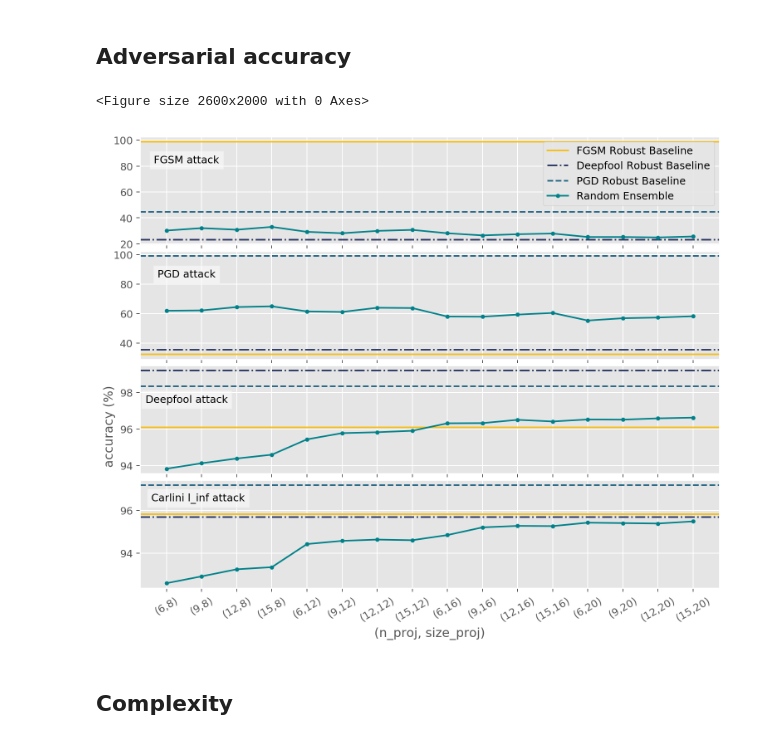
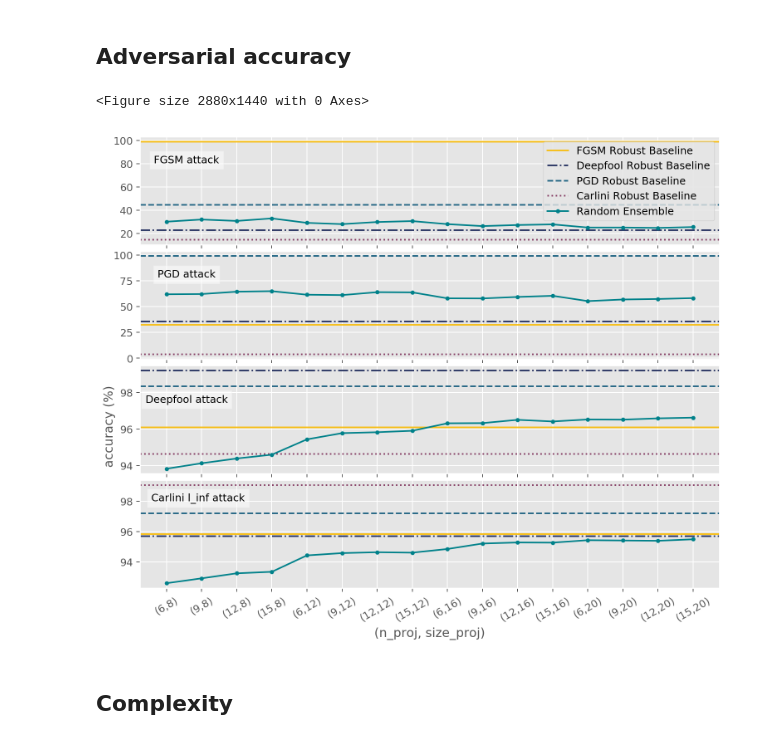
Before and after one commit to ginevracoal/adversarial_examples, a Jupyter notebook: notebooks/plots.ipynb, the cells around one changed output. Saved outputs shown, nothing was run; the diff lists cells and outputs as text; code cells hidden in the pictures.

Commit message:
carlini robust baseline added

```diff
--- a/notebooks/plots.ipynb
+++ b/notebooks/plots.ipynb
@@ -37,6 +37,7 @@ baseline = [99.13,5.91,0.71,34.83,28.96]
 fgsm_robust_baseline = [99.13,98.91,32.55,96.08,95.82]
 pgd_robust_baseline = [99.10,44.60,99.02,98.34,97.19]
 deepfool_robust_baseline = [99.03,23.11,35.55,99.20,95.70]
+carlini_robust_baseline = [99.10,14.74,3.85,94.63,99.06]
 
 
 random_test = [96.66, 96.90, 96.85, 96.92, 97.74, 97.65, 97.64, 97.74, 98.07, 98.07, 98.02, 98.20, 98.21, 98.18, 98.21, 98.22]
@@ -53,7 +54,7 @@ xlab = ["(6,8)","(9,8)","(12,8)","(15,8)",
         "(6,20)","(9,20)","(12,20)","(15,20)",]
 x = range(16)
 
-figure(num=None, figsize=(13, 10), dpi=200, facecolor='w', edgecolor='k')
+figure(num=None, figsize=(16, 8), dpi=180, facecolor='w', edgecolor='k')
 
 fig, (ax1, ax2, ax3, ax4) = plt.subplots(nrows=4, ncols=1, sharex=True, figsize=(10, 8), dpi=180)
 plt.ylabel('accuracy (%)', position=(0.5,1.5))
@@ -65,7 +66,7 @@ fig.subplots_adjust(hspace=0.06)
 ax1.axhline(y=fgsm_robust_baseline[1], color="#f7be16", label='FGSM Robust Baseline')
 ax1.axhline(y=deepfool_robust_baseline[1], color="#293462", label='Deepfool Robust Baseline', ls="-.")
 ax1.axhline(y=pgd_robust_baseline[1], color="#216583", label='PGD Robust Baseline', ls="--")
-#ax1.axhline(y=carlini_robust_baseline[1], color="#843b62", label='Carlini Robust Baseline', ls=":")
+ax1.axhline(y=carlini_robust_baseline[1], color="#843b62", label='Carlini Robust Baseline', ls=":")
 ax1.plot(x,random_fgsm,color="#00818a",label='Random Ensemble', marker=".")
 ax1.legend(loc='best')
 ax1.set_title("FGSM attack", fontdict={'fontsize': 10, 'fontweight': 'medium'}, x=0.08, y=0.7,
@@ -74,38 +75,38 @@ ax1.set_title("FGSM attack", fontdict={'fontsize': 10, 'fontweight': 'medium'},
 
 #ax2.axhline(y=baseline_pgd, color="#293462",label='Baseline on PGD',  ls="dashed", linewidth=1)
 ax2.axhline(y=fgsm_robust_baseline[2], color="#f7be16",label='FGSM Robust Baseline')
 ax2.axhline(y=deepfool_robust_baseline[2], color="#293462", label='Deepfool Robust Baseline', ls="-.")
 ax2.axhline(y=pgd_robust_baseline[2], color="#216583", label='PGD Robust Baseline', ls="--")
-#ax2.axhline(y=carlini_robust_baseline[2], color="#843b62", label='Carlini Robust Baseline', ls=":")
+ax2.axhline(y=carlini_robust_baseline[2], color="#843b62", label='Carlini Robust Baseline', ls=":")
 ax2.plot(x,random_pgd,color="#00818a",label='Random Ensemble', marker=".")
 #ax2.legend(loc='best', title="PGD attack")#,bbox_to_anchor=(0.65, 0.5, 0.5, 0.5))
 ax2.set_title("PGD attack", fontdict={'fontsize': 10, 'fontweight': 'medium'}, x=0.08, y=0.7,
              bbox=dict(facecolor='white', alpha=0.5))
 
 #ax3.axhline(y=baseline_deepf, color="#293462",label='Baseline on DeepFool',  ls="dashed", linewidth=1)
 ax3.axhline(y=fgsm_robust_baseline[3], color="#f7be16",label='FGSM Robust Baseline')
 ax3.axhline(y=deepfool_robust_baseline[3], color="#293462", label='Deepfool Robust Baseline', ls="-.")
 ax3.axhline(y=pgd_robust_baseline[3], color="#216583", label='PGD Robust Baseline', ls="--")
-#ax3.axhline(y=carlini_robust_baseline[3], color="#843b62", label='Carlini Robust Baseline', ls=":")
+ax3.axhline(y=carlini_robust_baseline[3], color="#843b62", label='Carlini Robust Baseline', ls=":")
 ax3.plot(x,random_deepf,color="#00818a",label='Random Ensemble', marker=".")
 #ax3.legend(loc='best', title="Deepfool attack")#,bbox_to_anchor=(0.65, 0.5, 0.5, 0.5))
 ax3.set_title("Deepfool attack", fontdict={'fontsize': 10, 'fontweight': 'medium'}, x=0.08, y=0.6,
              bbox=dict(facecolor='white', alpha=0.5))
 
 #ax4.axhline(y=baseline_carlini_linf, color="#293462",label='Baseline on Carlini',  ls="dashed", linewidth=1)
 ax4.axhline(y=fgsm_robust_baseline[4], color="#f7be16",label='FGSM Robust Baseline')
 ax4.axhline(y=deepfool_robust_baseline[4], color="#293462", label='Deepfool Robust Baseline', ls="-.")
 ax4.axhline(y=pgd_robust_baseline[4], color="#216583", label='PGD Robust Baseline', ls="--")
-#ax4.axhline(y=carlini_robust_baseline[4], color="#843b62", label='Carlini Robust Baseline', ls=":")
+ax4.axhline(y=carlini_robust_baseline[4], color="#843b62", label='Carlini Robust Baseline', ls=":")
 ax4.plot(x,random_carlini_linf,color="#00818a",label='Random Ensemble', marker=".")
 #ax4.legend(loc='best', title="Carlini l_inf attack")#,bbox_to_anchor=(0.65, 0., 0.5, 0.5))
 ax4.set_title("Carlini l_inf attack", fontdict={'fontsize': 10, 'fontweight': 'medium'}, x=0.1, y=0.75,
              bbox=dict(facecolor='white', alpha=0.5))
 
 fig.show()
 # %% [output]
-<Figure size 2600x2000 with 0 Axes>
+<Figure size 2880x1440 with 0 Axes>
-[figure, old version]
+[figure, new version]
 # %%
 # data
 baseline_fgsm = 24.17
```
Also changed, not shown: parts of 7 cells of this notebook, 4 other files.
